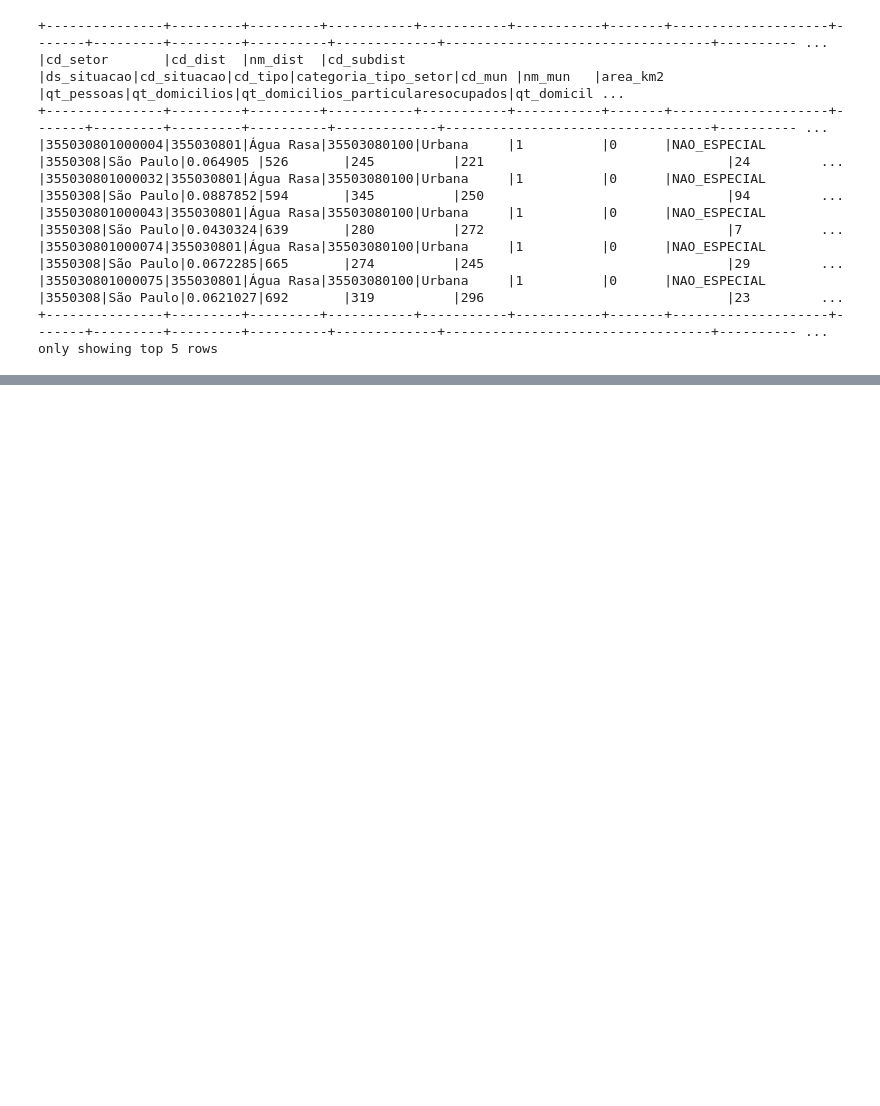
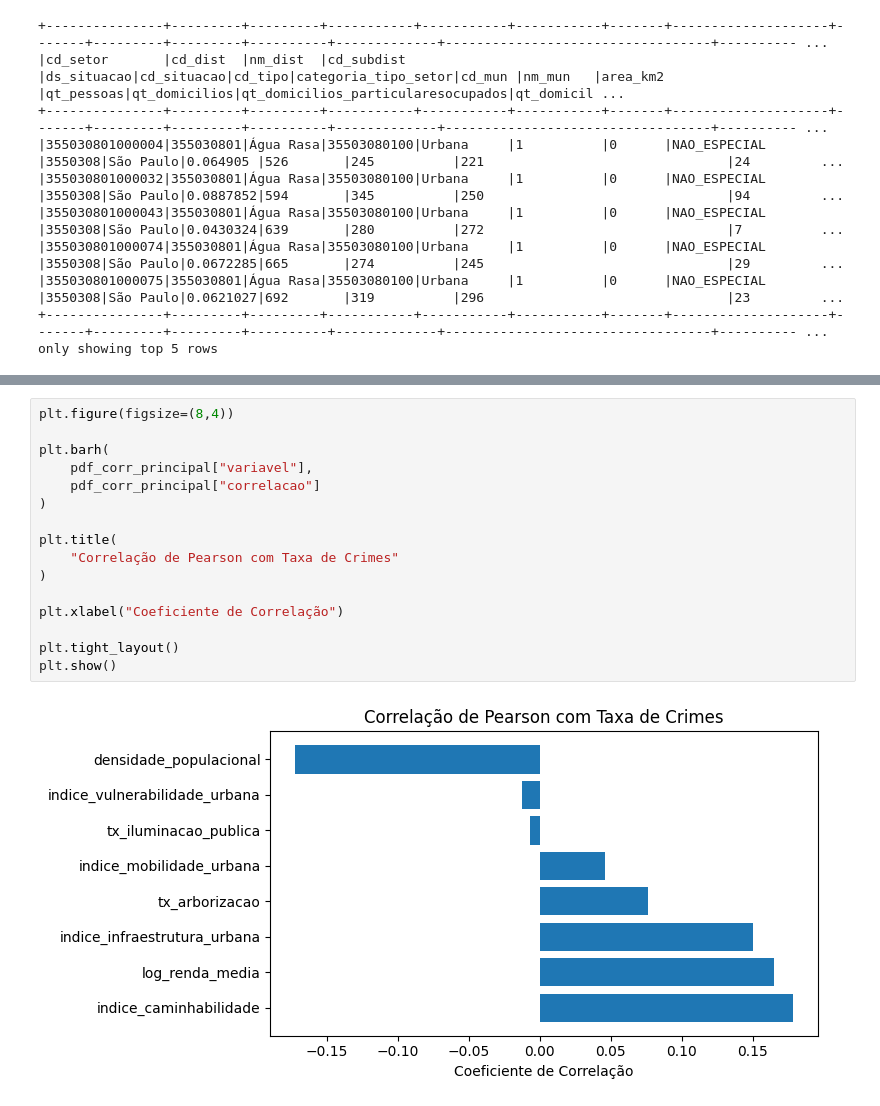
Before and after one commit to W3lps/tcc_univesp, a Jupyter notebook: notebooks/04_correlacoes.ipynb, the cells around one changed output, grey strips where cells are left out. Cells and saved outputs as stored; diff of their text form; blank space fills up the shorter version.

Commit message:
Final das análises de correlação

```diff
--- a/notebooks/04_correlacoes.ipynb
+++ b/notebooks/04_correlacoes.ipynb
@@ -239,0 +252,18 @@ root
+# %%
+plt.figure(figsize=(8,4))
+
+plt.barh(
+    pdf_corr_principal["variavel"],
+    pdf_corr_principal["correlacao"]
+)
+
+plt.title(
+    "Correlação de Pearson com Taxa de Crimes"
+)
+
+plt.xlabel("Coeficiente de Correlação")
+
+plt.tight_layout()
+plt.show()
+# %% [output]
+[figure, added]
```
Also changed, not shown: parts of 25 cells of this notebook, 1 other file.
